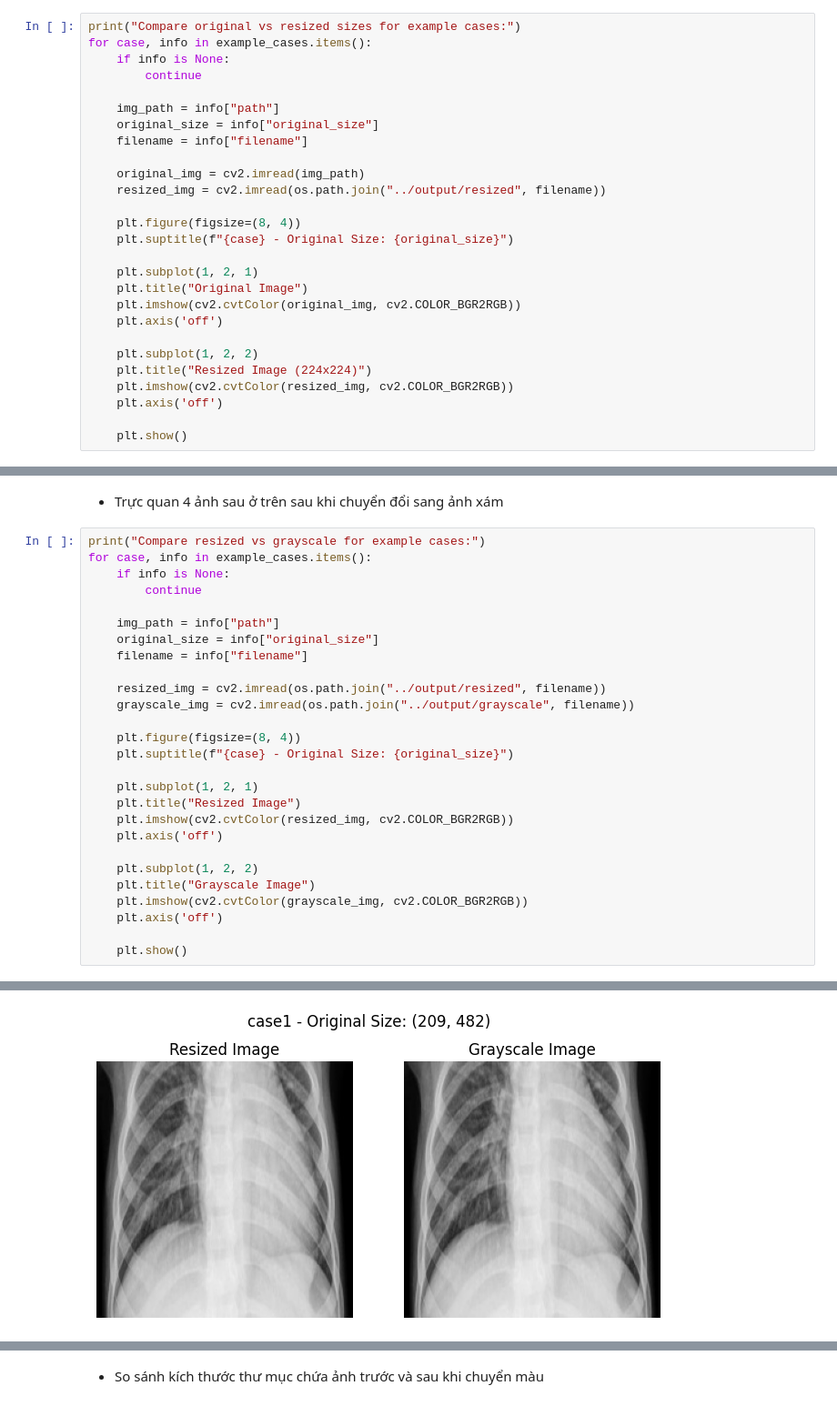
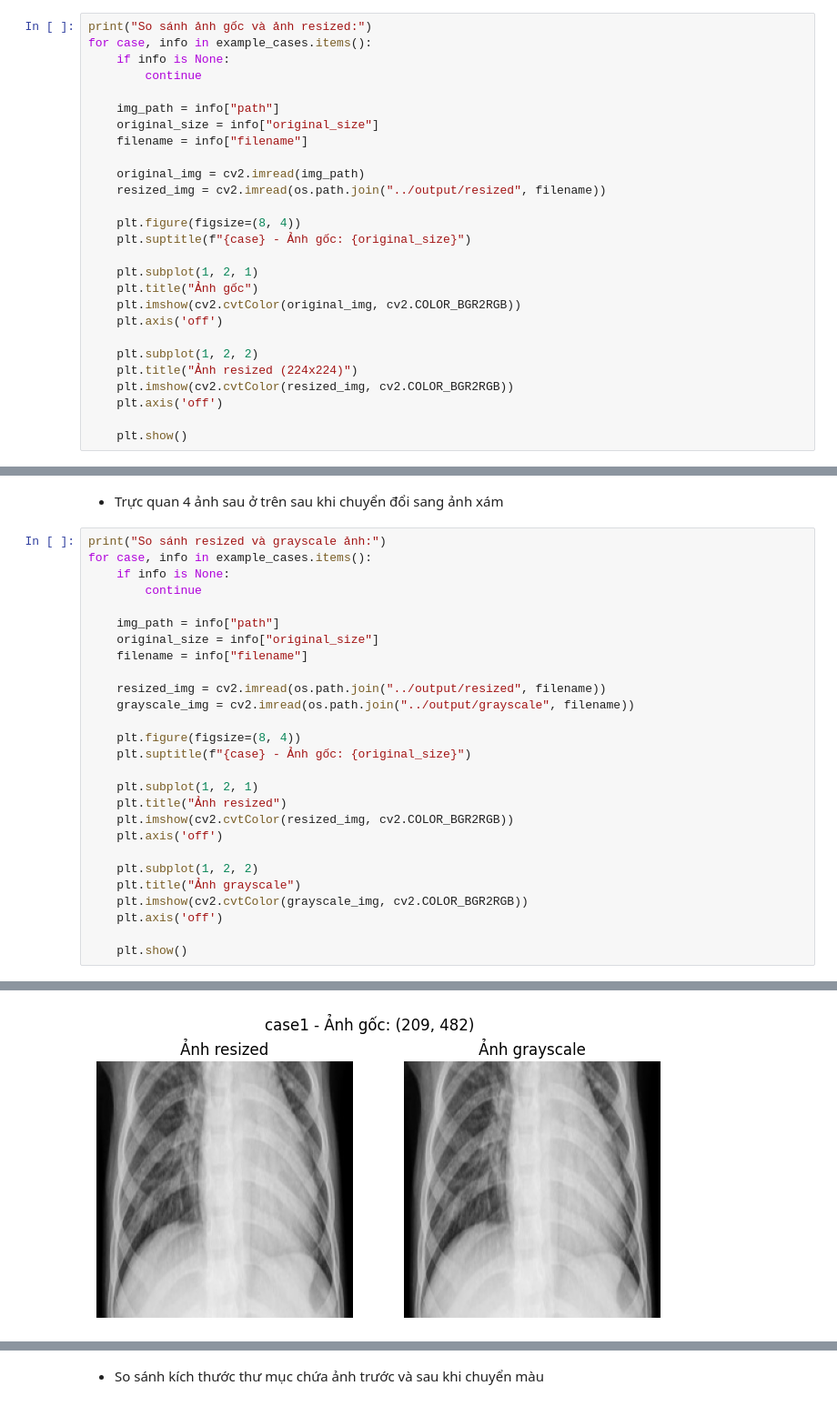
Before and after one commit to AnhTtis/Preprocessing_Methods, a Jupyter notebook: notebooks/01_image_preprocessing.ipynb, the cells around one changed output, grey strips where cells are left out. Shown at 91% size. Cells and saved outputs as stored; diff of their text form.

```diff
--- a/notebooks/01_image_preprocessing.ipynb
+++ b/notebooks/01_image_preprocessing.ipynb
@@ -270,7 +259,7 @@ Resized 5216/5216 images
 # %% [markdown]
 - Trực quan 4 ảnh được chọn ở trên sau khi thực hiện resize
 # %%
-print("Compare original vs resized sizes for example cases:")
+print("So sánh ảnh gốc và ảnh resized:")
 for case, info in example_cases.items():
     if info is None:
         continue
@@ -283,15 +272,15 @@ for case, info in example_cases.items():
     resized_img = cv2.imread(os.path.join("../output/resized", filename))
 
     plt.figure(figsize=(8, 4))
-    plt.suptitle(f"{case} - Original Size: {original_size}")
+    plt.suptitle(f"{case} - Ảnh gốc: {original_size}")
 
     plt.subplot(1, 2, 1)
-    plt.title("Original Image")
+    plt.title("Ảnh gốc")
     plt.imshow(cv2.cvtColor(original_img, cv2.COLOR_BGR2RGB))
     plt.axis('off')
 
     plt.subplot(1, 2, 2)
-    plt.title("Resized Image (224x224)")
+    plt.title("Ảnh resized (224x224)")
     plt.imshow(cv2.cvtColor(resized_img, cv2.COLOR_BGR2RGB))
     plt.axis('off')
 
@@ -385,7 +374,7 @@ Resized 5216/5216 images
 # %% [markdown]
 - Trực quan 4 ảnh sau ở trên sau khi chuyển đổi sang ảnh xám
 # %%
-print("Compare resized vs grayscale for example cases:")
+print("So sánh resized và grayscale ảnh:")
 for case, info in example_cases.items():
     if info is None:
         continue
@@ -398,15 +387,15 @@ for case, info in example_cases.items():
     grayscale_img = cv2.imread(os.path.join("../output/grayscale", filename))
 
     plt.figure(figsize=(8, 4))
-    plt.suptitle(f"{case} - Original Size: {original_size}")
+    plt.suptitle(f"{case} - Ảnh gốc: {original_size}")
 
     plt.subplot(1, 2, 1)
-    plt.title("Resized Image")
+    plt.title("Ảnh resized")
     plt.imshow(cv2.cvtColor(resized_img, cv2.COLOR_BGR2RGB))
     plt.axis('off')
 
     plt.subplot(1, 2, 2)
-    plt.title("Grayscale Image")
+    plt.title("Ảnh grayscale")
     plt.imshow(cv2.cvtColor(grayscale_img, cv2.COLOR_BGR2RGB))
     plt.axis('off')
 
@@ -416 +405 @@ Compare resized vs grayscale for example cases:
-[figure, old version]
+[figure, new version]
```
Also changed, not shown: parts of 17 cells of this notebook, 1 other file.
